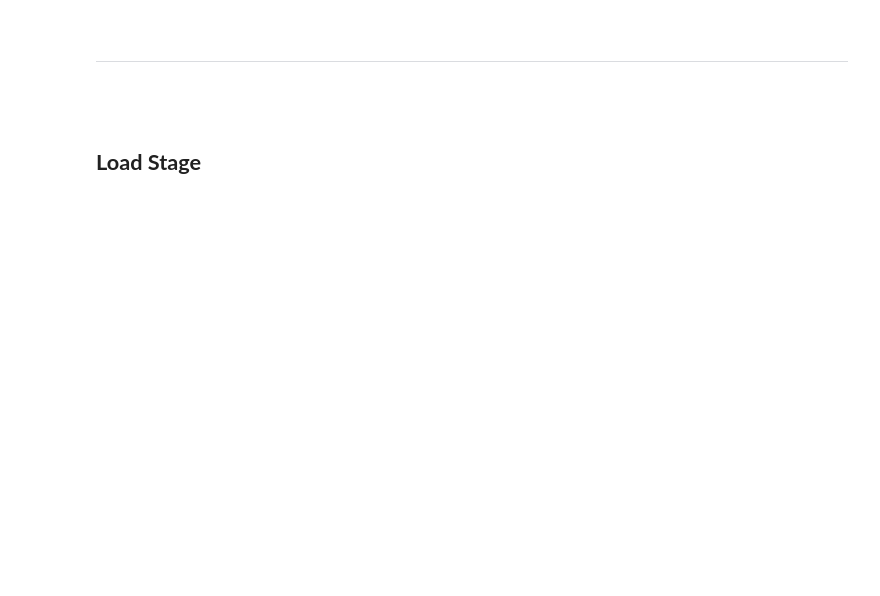
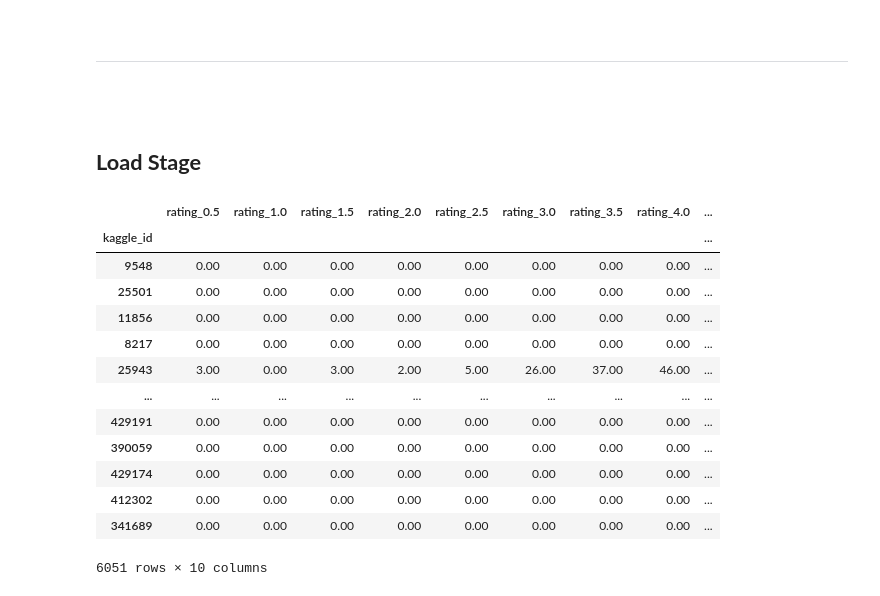
Before and after one commit to cdpeters/movies-ETL, a Jupyter notebook: movies_etl.ipynb, the cells around one changed output. Cells and saved outputs as stored; diff of their text form; code cells hidden in the pictures; blank space fills up the shorter version.

```diff
--- a/movies_etl.ipynb
+++ b/movies_etl.ipynb
@@ -1194,3 +1200,23 @@ movies_with_ratings_df.head(2)
 <br/>
 # %% [markdown]
 ## **Load Stage**
+# %%
+df = movies_with_ratings_df[['kaggle_id', 'rating_0.5', 'rating_1.0', 'rating_1.5', 'rating_2.0', 'rating_2.5', 'rating_3.0', 'rating_3.5', 'rating_4.0', 'rating_4.5', 'rating_5.0']]
+# %%
+df_new = df.set_index(['kaggle_id'])
+df_new
+# %% [output]
+|  | rating_0.5 | rating_1.0 | rating_1.5 | rating_2.0 | rating_2.5 | rating_3.0 | rating_3.5 | rating_4.0 | ... |
+| kaggle_id |  |  |  |  |  |  |  |  | ... |
+| 9548 | 0.00 | 0.00 | 0.00 | 0.00 | 0.00 | 0.00 | 0.00 | 0.00 | ... |
+| 25501 | 0.00 | 0.00 | 0.00 | 0.00 | 0.00 | 0.00 | 0.00 | 0.00 | ... |
+| 11856 | 0.00 | 0.00 | 0.00 | 0.00 | 0.00 | 0.00 | 0.00 | 0.00 | ... |
+| 8217 | 0.00 | 0.00 | 0.00 | 0.00 | 0.00 | 0.00 | 0.00 | 0.00 | ... |
+| 25943 | 3.00 | 0.00 | 3.00 | 2.00 | 5.00 | 26.00 | 37.00 | 46.00 | ... |
+| ... | ... | ... | ... | ... | ... | ... | ... | ... | ... |
+| 429191 | 0.00 | 0.00 | 0.00 | 0.00 | 0.00 | 0.00 | 0.00 | 0.00 | ... |
+| 390059 | 0.00 | 0.00 | 0.00 | 0.00 | 0.00 | 0.00 | 0.00 | 0.00 | ... |
+| 429174 | 0.00 | 0.00 | 0.00 | 0.00 | 0.00 | 0.00 | 0.00 | 0.00 | ... |
+| 412302 | 0.00 | 0.00 | 0.00 | 0.00 | 0.00 | 0.00 | 0.00 | 0.00 | ... |
+| 341689 | 0.00 | 0.00 | 0.00 | 0.00 | 0.00 | 0.00 | 0.00 | 0.00 | ... |
+6051 rows × 10 columns
```
Also changed, not shown: parts of 11 cells of this notebook.
